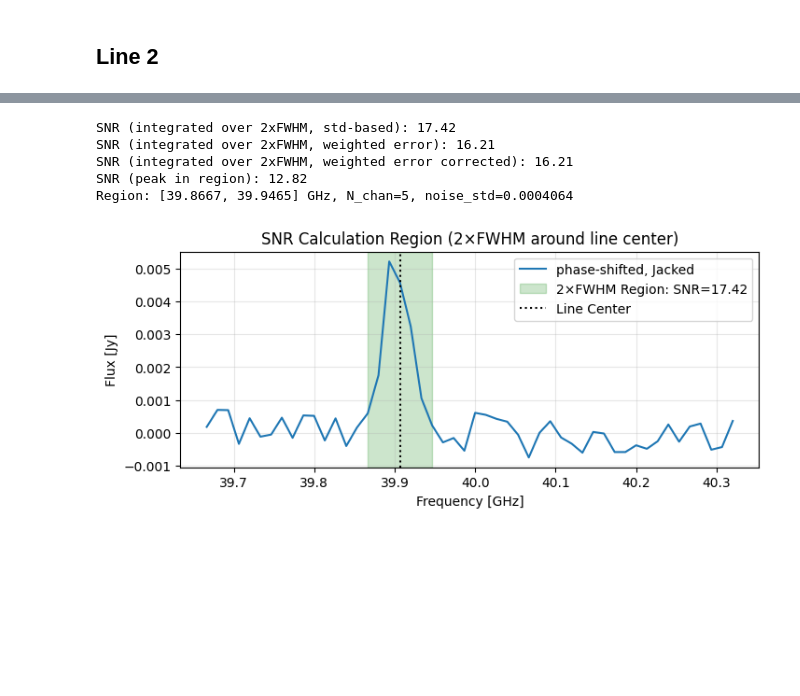
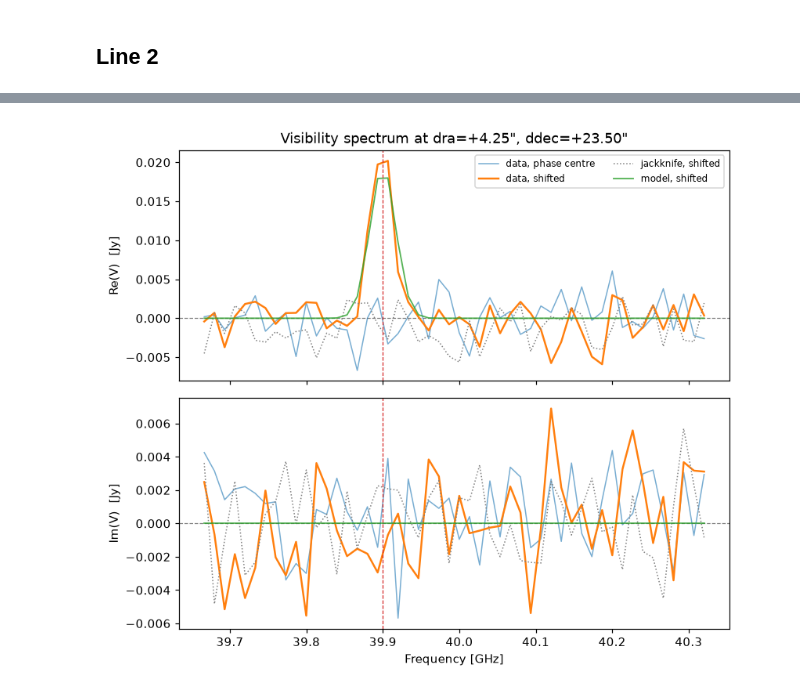
Before and after one commit to Joshiwavm/Luv_finder, a Jupyter notebook: docs/source/tutorials/find-lines-matched-filter.ipynb, the cells around one changed output, grey strips where cells are left out. Cells and saved outputs as stored; diff of their text form; code cells hidden in the pictures; blank space fills up the shorter version.

```diff
--- a/docs/source/tutorials/find-lines-matched-filter.ipynb
+++ b/docs/source/tutorials/find-lines-matched-filter.ipynb
@@ -260,51 +37,5 @@ plt.show()
-# %%
-# --- SNR calculation for mean_reals_shifted ---
-# Estimate SNR in the same way as in Test cell 5, but for mean_reals_shifted
-
-# Assume the line is centered at the frequency of the model pe
-signal_center = freqs[np.argmax(mean_reals_model_shifted)]
-# Estimate FWHM in GHz (convert linewidth in km/s to GHz)
-fwhm_ghz = (linewidth / 3e5) * nu_center / 1e9
-region_min = signal_center - fwhm_ghz
-region_max = signal_center + fwhm_ghz
-
-region_indices = np.where((freqs >= region_min) & (freqs <= region_max))[0]
-df = freqs[1] - freqs[0]
-
-measured_flux = np.sum(mean_reals_shifted[region_indices]) * df
-# Estimate noise per channel as the std of the off-line region (outside 2xFWHM)
-off_indices = np.where((freqs < region_min) | (freqs > region_max))[0]
-noise_std = np.std(mean_reals_shifted[off_indices])
-noise_flux = len(region_indices)**0.5 * noise_std * df
-
-snr_flux = measured_flux / noise_flux
-snr_peak = np.max(mean_reals_shifted[region_indices]) / noise_std
-
-weights_2d = Data.uvdata.uvwghts.reshape(nfre, nvis)
-region_weights = weights_2d[region_indices, :]
-chan_var = 1.0 / np.sum(region_weights, axis=1)
-sum_err = np.sqrt(np.sum(chan_var)) * df
-snr_weighted = measured_flux / sum_err
-print(f"SNR (integrated over 2xFWHM, std-based): {snr_flux:.2f}")
-print(f"SNR (integrated over 2xFWHM, weighted error): {snr_weighted:.2f}")
-print(f"SNR (integrated over 2xFWHM, weighted error corrected): {snr_weighted:.2f}")
-print(f"SNR (peak in region): {snr_peak:.2f}")
-print(f"Region: [{region_min:.4f}, {region_max:.4f}] GHz, N_chan={len(region_indices)}, noise_std={noise_std:.4g}")
-
-plt.figure(figsize=(8, 3))
-plt.plot(freqs, mean_reals_shifted, label='phase-shifted, Jacked')
-plt.axvspan(region_min, region_max, alpha=0.2, color='green', label=f'2×FWHM Region: SNR={snr_flux:.2f}')
-plt.axvline(signal_center, color='k', linestyle=':', label='Line Center')
-plt.xlabel('Frequency [GHz]')
-plt.ylabel('Flux [Jy]')
-plt.title('SNR Calculation Region (2×FWHM around line center)')
-plt.legend()
-plt.grid(True, alpha=0.3)
-plt.show()
-# %% [output]
-SNR (integrated over 2xFWHM, std-based): 17.42
-SNR (integrated over 2xFWHM, weighted error): 16.21
-SNR (integrated over 2xFWHM, weighted error corrected): 16.21
-SNR (peak in region): 12.82
-Region: [39.8667, 39.9465] GHz, N_chan=5, noise_std=0.0004064
-[figure, removed]
+# %%
+line2 = Gaussian(dra=4.25, ddec=23.5, total_flux=6.4, bmin=0.33, bmaj=0.33, nu_center=39.9e9, width=300)
+Image(spectrum_check(data, 4.25, 23.5, model=line2, plots_dir=plots, name="line2", line_ghz=39.9))
+# %% [output]
+[figure, added]
```
Also changed, not shown: parts of 20 cells of this notebook, 18 other files.
